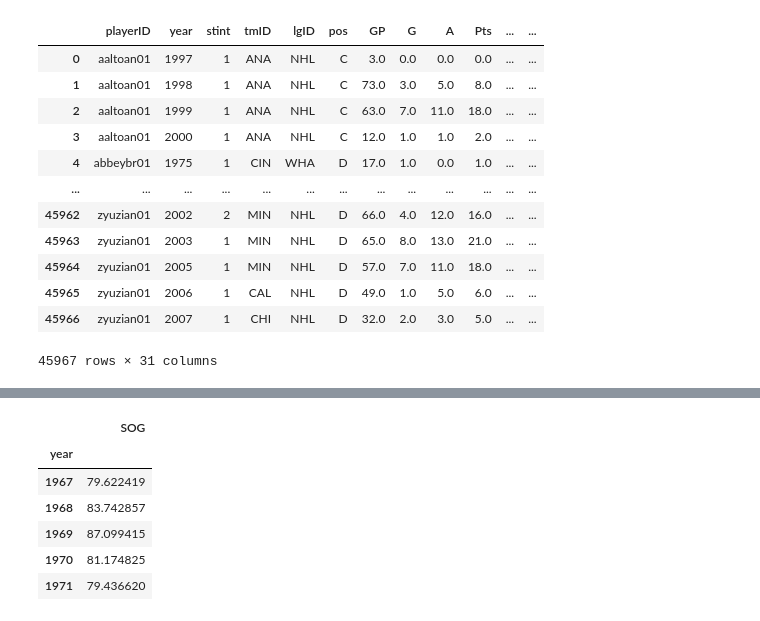
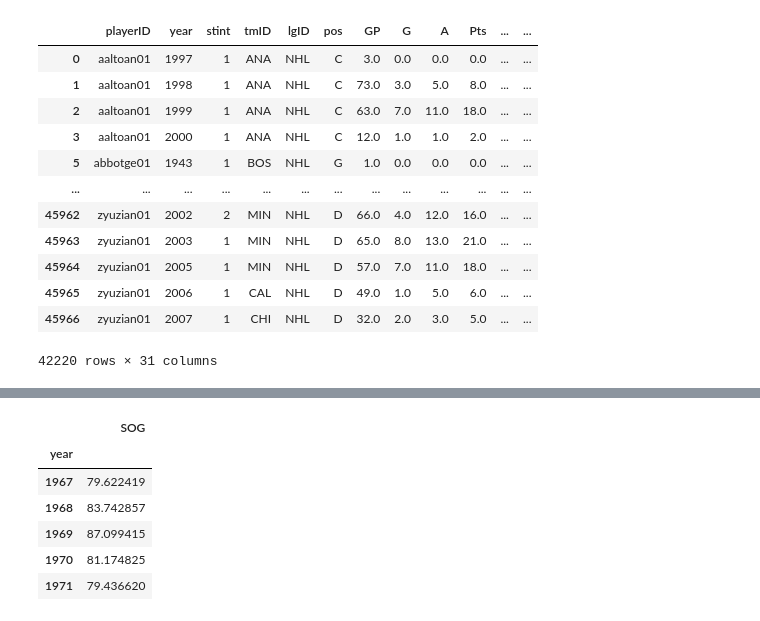
Before and after one commit to samwallach7/Project1-DELTS, a Jupyter notebook: project_1.ipynb, the cells around one changed output, grey strips where cells are left out. Cells and saved outputs as stored; diff of their text form; code cells hidden in the pictures.

```diff
--- a/project_1.ipynb
+++ b/project_1.ipynb
@@ -8,22 +8,23 @@ from pathlib import Path
 # %%
 # read the csv file into a data frame
 data_path = Path('Project1-DELTS', 'hockey_starting_data', 'Scoring.csv')
 data = pd.read_csv(data_path)
+data = data[data['lgID']=='NHL']
 data
 # %% [output]
 |  | playerID | year | stint | tmID | lgID | pos | GP | G | A | Pts | ... | ... |
 | 0 | aaltoan01 | 1997 | 1 | ANA | NHL | C | 3.0 | 0.0 | 0.0 | 0.0 | ... | ... |
 | 1 | aaltoan01 | 1998 | 1 | ANA | NHL | C | 73.0 | 3.0 | 5.0 | 8.0 | ... | ... |
 | 2 | aaltoan01 | 1999 | 1 | ANA | NHL | C | 63.0 | 7.0 | 11.0 | 18.0 | ... | ... |
 | 3 | aaltoan01 | 2000 | 1 | ANA | NHL | C | 12.0 | 1.0 | 1.0 | 2.0 | ... | ... |
-| 4 | abbeybr01 | 1975 | 1 | CIN | WHA | D | 17.0 | 1.0 | 0.0 | 1.0 | ... | ... |
+| 5 | abbotge01 | 1943 | 1 | BOS | NHL | G | 1.0 | 0.0 | 0.0 | 0.0 | ... | ... |
 | ... | ... | ... | ... | ... | ... | ... | ... | ... | ... | ... | ... | ... |
 | 45962 | zyuzian01 | 2002 | 2 | MIN | NHL | D | 66.0 | 4.0 | 12.0 | 16.0 | ... | ... |
 | 45963 | zyuzian01 | 2003 | 1 | MIN | NHL | D | 65.0 | 8.0 | 13.0 | 21.0 | ... | ... |
 | 45964 | zyuzian01 | 2005 | 1 | MIN | NHL | D | 57.0 | 7.0 | 11.0 | 18.0 | ... | ... |
 | 45965 | zyuzian01 | 2006 | 1 | CAL | NHL | D | 49.0 | 1.0 | 5.0 | 6.0 | ... | ... |
 | 45966 | zyuzian01 | 2007 | 1 | CHI | NHL | D | 32.0 | 2.0 | 3.0 | 5.0 | ... | ... |
-45967 rows × 31 columns
+42220 rows × 31 columns
 # %%
 clean_data = data[['playerID','year', 'tmID', 'GP','G', 'A', 'Pts','SOG']]
 # clean_data['year']= clean_data['year'].astype(int)
```
Also changed, not shown: parts of 7 cells of this notebook.
